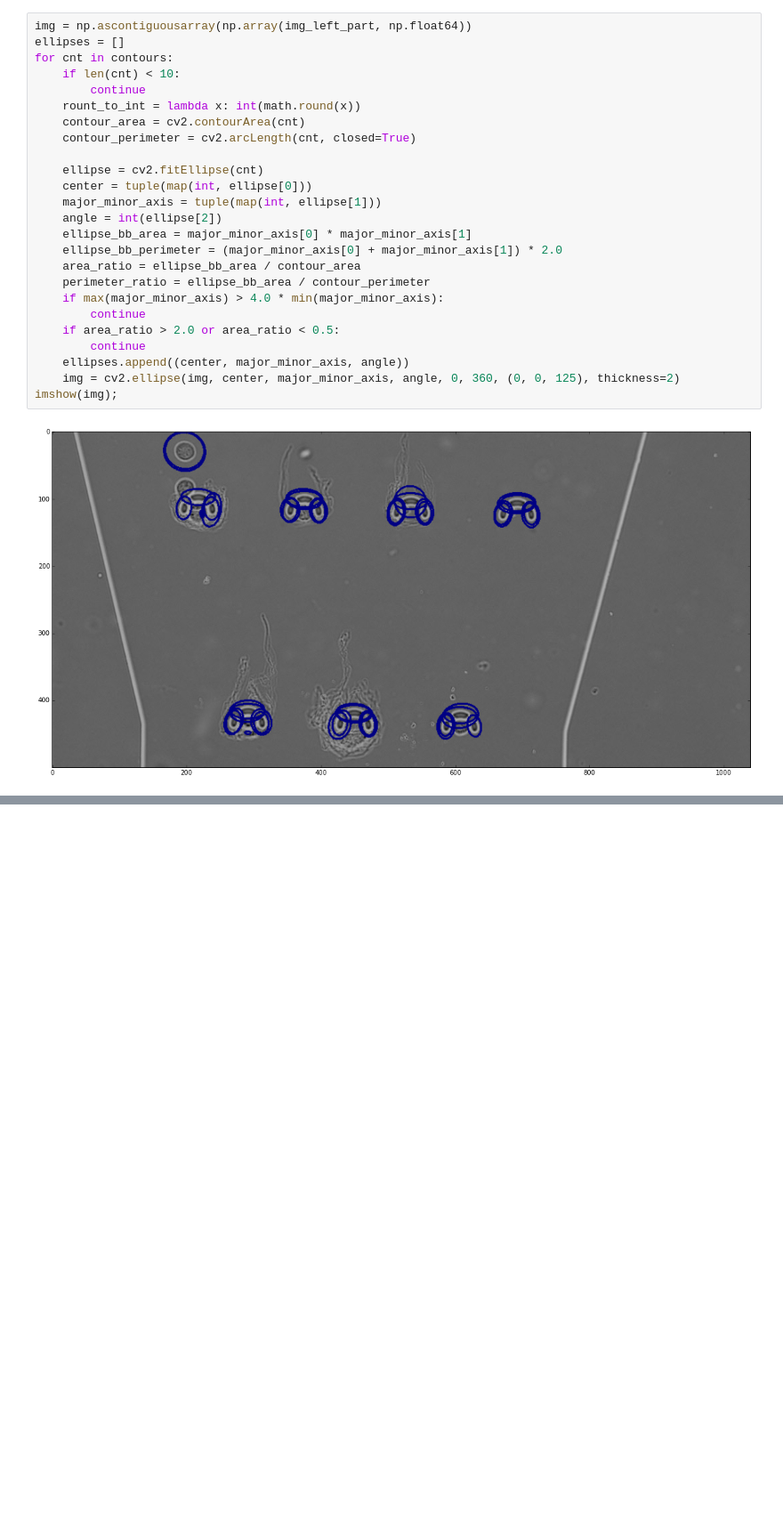
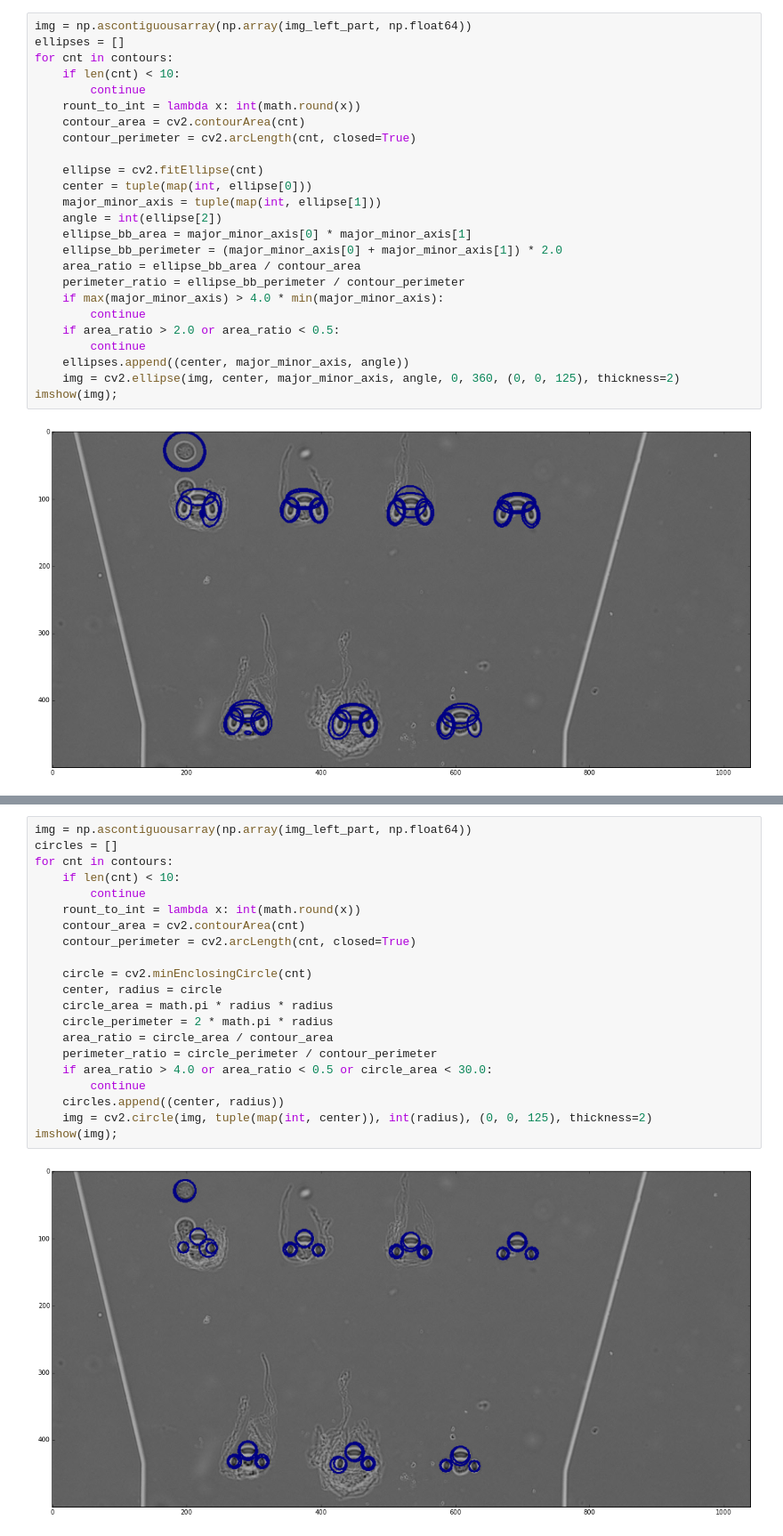
Before and after one commit to PolarNick239/polarnick239.github.io, a Jupyter notebook: notebooks/sources/others/cells_detection/cells_detection.ipynb, the cells around one changed output, grey strips where cells are left out. Shown at 89% size. Saved outputs shown, nothing was run; the diff lists cells and outputs as text; blank space fills up the shorter version.

Commit message:
Circles detection added to 'cells detection' sketch notebook.

```diff
--- a/notebooks/sources/others/cells_detection/cells_detection.ipynb
+++ b/notebooks/sources/others/cells_detection/cells_detection.ipynb
@@ -71,7 +71,7 @@ for cnt in contours:
     ellipse_bb_area = major_minor_axis[0] * major_minor_axis[1]
     ellipse_bb_perimeter = (major_minor_axis[0] + major_minor_axis[1]) * 2.0
     area_ratio = ellipse_bb_area / contour_area
-    perimeter_ratio = ellipse_bb_area / contour_perimeter
+    perimeter_ratio = ellipse_bb_perimeter / contour_perimeter
     if max(major_minor_axis) > 4.0 * min(major_minor_axis):
         continue
     if area_ratio > 2.0 or area_ratio < 0.5:
@@ -104,0 +104,23 @@ imshow(img);
+# %%
+img = np.ascontiguousarray(np.array(img_left_part, np.float64))
+circles = []
+for cnt in contours:
+    if len(cnt) < 10:
+        continue
+    rount_to_int = lambda x: int(math.round(x))
+    contour_area = cv2.contourArea(cnt)
+    contour_perimeter = cv2.arcLength(cnt, closed=True)
+
+    circle = cv2.minEnclosingCircle(cnt)
+    center, radius = circle
+    circle_area = math.pi * radius * radius
+    circle_perimeter = 2 * math.pi * radius
+    area_ratio = circle_area / contour_area
+    perimeter_ratio = circle_perimeter / contour_perimeter
+    if area_ratio > 4.0 or area_ratio < 0.5 or circle_area < 30.0:
+        continue
+    circles.append((center, radius))
+    img = cv2.circle(img, tuple(map(int, center)), int(radius), (0, 0, 125), thickness=2)
+imshow(img);
+# %% [output]
+[figure, added]
```
Also changed, not shown: parts of 4 cells of this notebook, 1 other file.
